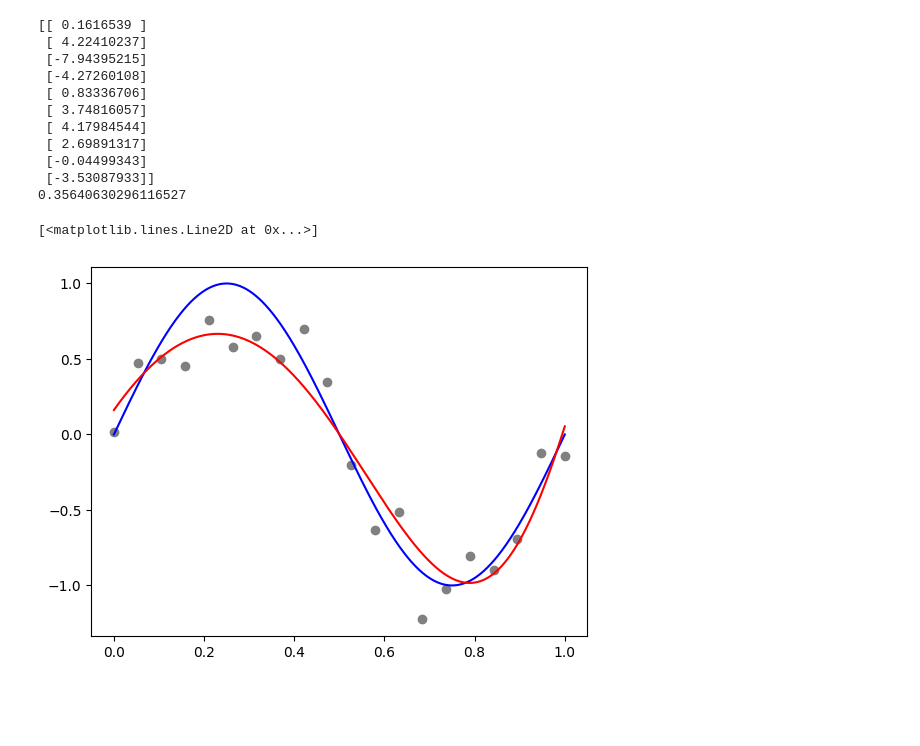
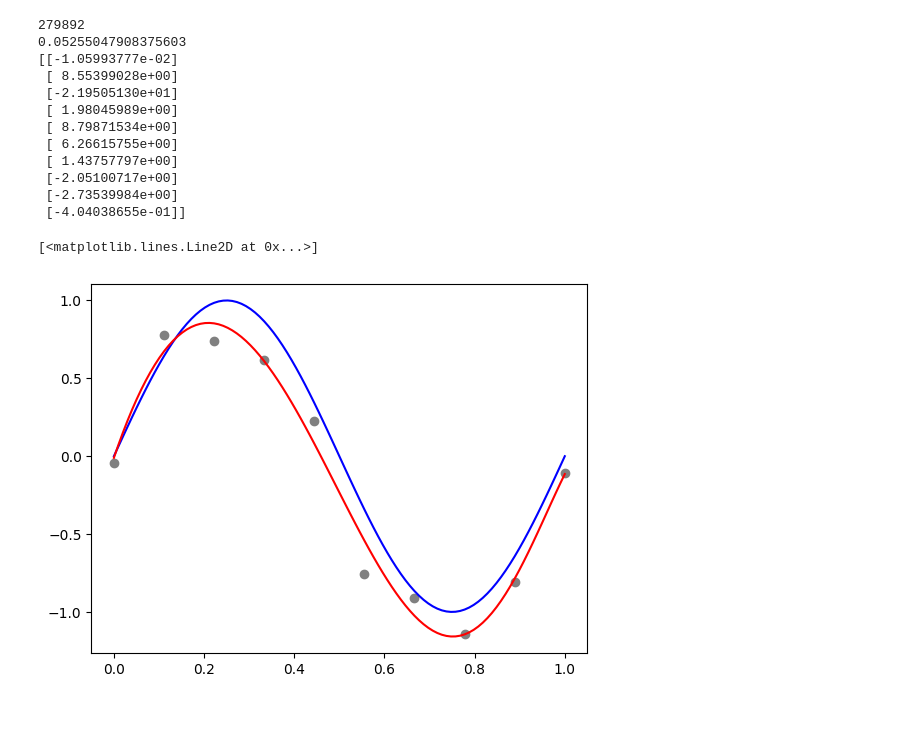
Before and after one commit to ywhking/study-machine-learning, a Jupyter notebook: gradient-descent.ipynb, the cells around one changed output. Cells and saved outputs as stored; diff of their text form; code cells hidden in the pictures; blank space fills up the shorter version.

```diff
--- a/gradient-descent.ipynb
+++ b/gradient-descent.ipynb
@@ -2,11 +2,14 @@
 import numpy as np
 import matplotlib.pyplot as plt
 # %%
+n = 10              # 训练数据集数量
+order = 9           # 线程方程级数
+eta = 0.07          # 下降速率
+delta_e = 0.00000001 # 损失递增最小值，用于判断是否收敛
+
 #初始化数据集
-n = 20
 X = np.linspace(0,1,n)  # 沿x轴，在0，1范围内，相同间隔生成n个数据
-Y_O = np.sin(2*np.pi*X)   # y = sin(x)
-Y = Y_O +  np.random.normal(0,0.2,n) # 目标值 + 噪音（符合高斯分布）
+Y = np.sin(2*np.pi*X) + np.random.normal(0,0.2,n) # 目标值 + 噪音（符合高斯分布）
 # %%
 def calc_grad(n,m,w,X,Y):
     # n: 样本数据的数量
@@ -37,46 +40,53 @@ def single_error(m,w,x,y):
     error = pre_value - y
     return error
 # %%
-eta = 0.03
-order = 9
 m = order + 1
 w = np.ones([m,1])  #随机生成 m个系数
-for i in range(10000):
+e = 0
+old_e = 0
+for i in range(1000000):
     delta_error = calc_grad(n,m,w,X,Y)
     w = w - eta*delta_error
+    e = error(n,m,w,X,Y)
+    if i > 0 and ( e > old_e or (old_e - e) < delta_e):
+        print(i)
+        break
+    old_e = e
+print(e)
 print(w)
-e = error(n,m,w,X,Y)
-print(e)
 # %% [output]
-[[ 0.1616539 ]
- [ 4.22410237]
- [-7.94395215]
- [-4.27260108]
- [ 0.83336706]
- [ 3.74816057]
- [ 4.17984544]
- [ 2.69891317]
- [-0.04499343]
- [-3.53087933]]
-0.35640630296116527
+279892
+0.05255047908375603
+[[-1.05993777e-02]
+ [ 8.55399028e+00]
+ [-2.19505130e+01]
+ [ 1.98045989e+00]
+ [ 8.79871534e+00]
+ [ 6.26615755e+00]
+ [ 1.43757797e+00]
+ [-2.05100717e+00]
+ [-2.73539984e+00]
+ [-4.04038655e-01]]
 # %%
 #绘制样例数据
 plt.scatter(X,Y,color='grey')
 
 #绘制原始曲线： y = sin(x)曲线
-n1 = 500
+n1 = 100
 X_1 = np.linspace(0,1,n1)  # 沿x轴，在0，1范围内，相同间隔生成n个数据
 Y_1 = np.sin(2*np.pi*X_1)   # y = sin(x)
 plt.plot(X_1,Y_1,color='blue')
 
 # #绘制拟合函数线性函数的曲线：y = w0 + w1*x + w2*x*x + w3*x*x*x + ...
 Y_2 = []
 for x in X_1:
     y = 0
     for j in range(m):
         y += w[j][0]*pow(x,j)
     Y_2.append(y)
 plt.plot(X_1,Y_2,color='red')
 # %% [output]
 [<matplotlib.lines.Line2D at 0x...>]
-[figure, old version]
+[figure, new version]
+# %% [markdown]
+#
```
